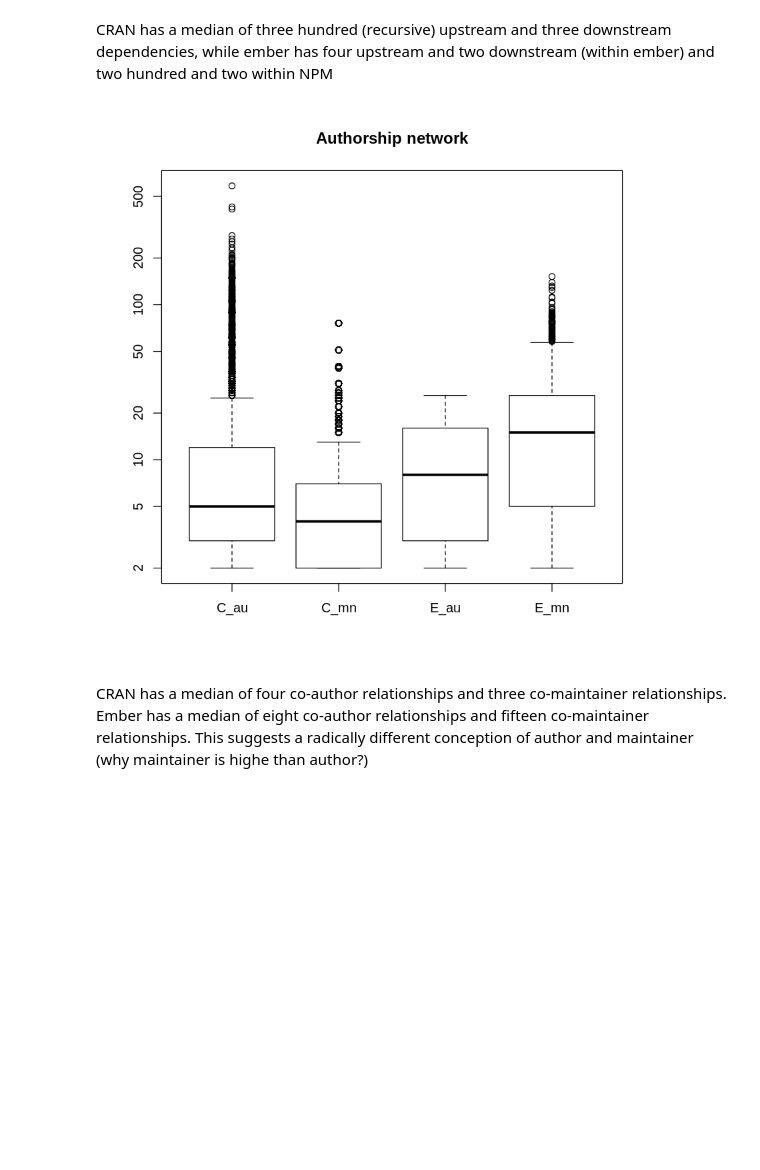
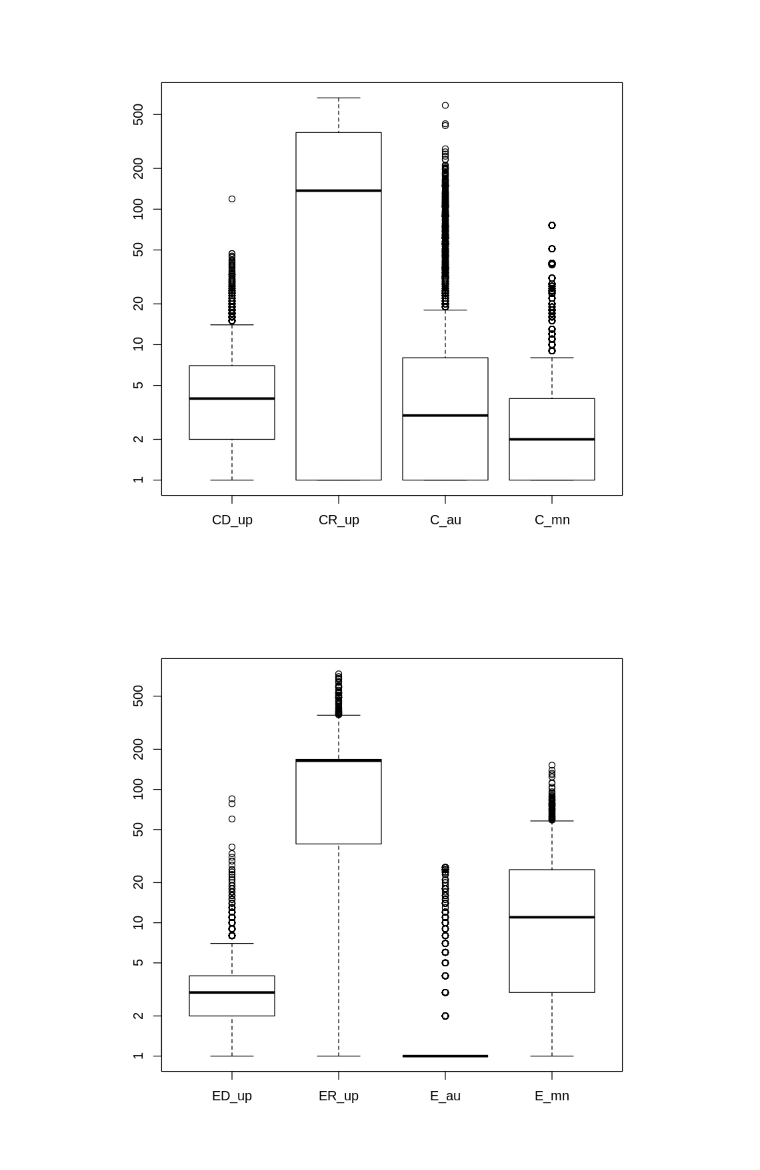
Before and after one commit to ssc-oscar/eco-network, a Jupyter notebook: CRANvsEmber.ipynb, the cells around one changed output. Cells and saved outputs as stored; diff of their text form; code cells hidden in the pictures; blank space fills up the shorter version.

```diff
--- a/CRANvsEmber.ipynb
+++ b/CRANvsEmber.ipynb
@@ -52,15 +59,11 @@ boxplot(C_re_up[,2]+1,C_re_down[,2]+1,
-# %% [markdown]
-CRAN has a median of three hundred (recursive) upstream and three downstream dependencies,
-while ember has four upstream and two downstream (within ember) and
-two hundred and two within NPM
-# %%
-#box plot authorship network
-
-boxplot(C_au_net[,2]+1,C_ma_net[,2]+1,E_au_net[,2]+1,E_ma_net[,2]+1,
-        names = c('C_au','C_mn','E_au','E_mn'),
-        main='Authorship network', log="y")
-# %% [output]
-[figure, removed]
-# %% [markdown]
-CRAN has a median of four co-author relationships and three co-maintainer relationships. Ember has a median of eight co-author relationships and fifteen co-maintainer relationships.
-This suggests a radically different conception of author and maintainer (why maintainer is highe than author?)
+# %%
+Edep$ED_up = Edep[,c("ED_up_I")]+Edep[,c("ED_up_O")]
+Edep$ED_dn = Edep[,c("ED_dn_I")]+Edep[,c("ED_dn_O")]
+Edep$ER_up = Edep[,c("ER_up_I")]+Edep[,c("ER_up_O")]
+Edep$ER_dn = Edep[,c("ER_dn_I")]+Edep[,c("ER_dn_O")]
+
+boxplot(Cdep[,c("CD_up","CR_up","C_au","C_mn")]+1,log="y")
+boxplot(Edep[,c("ED_up","ER_up","E_au","E_mn")]+1,log="y")
+# %% [output]
+[figure, added]
+[figure, added]
```
Also changed, not shown: parts of 9 cells of this notebook.
